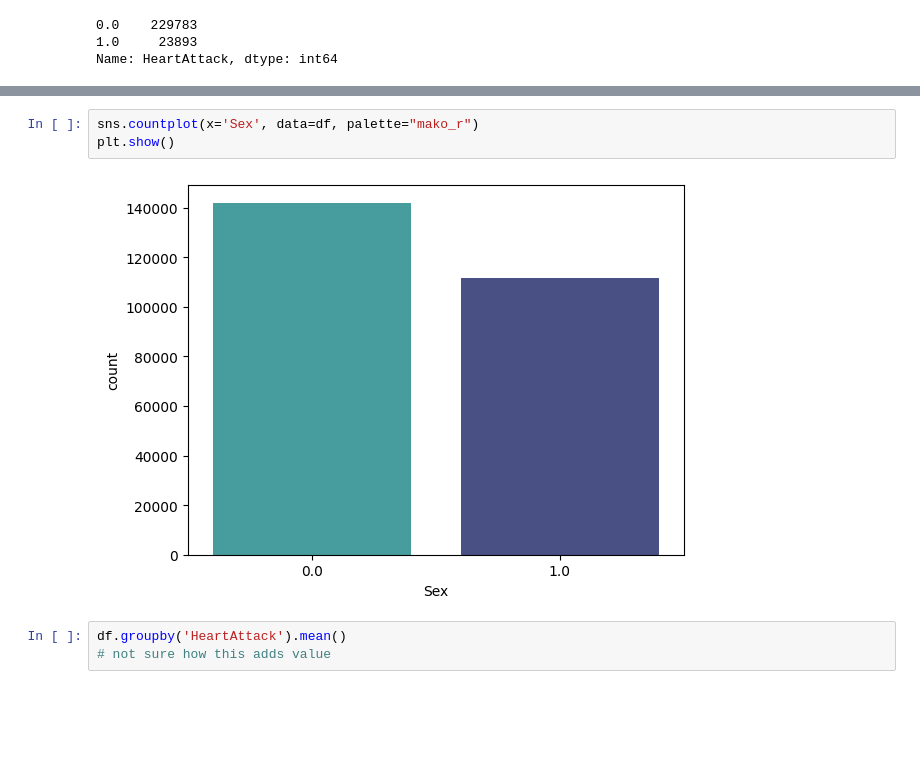
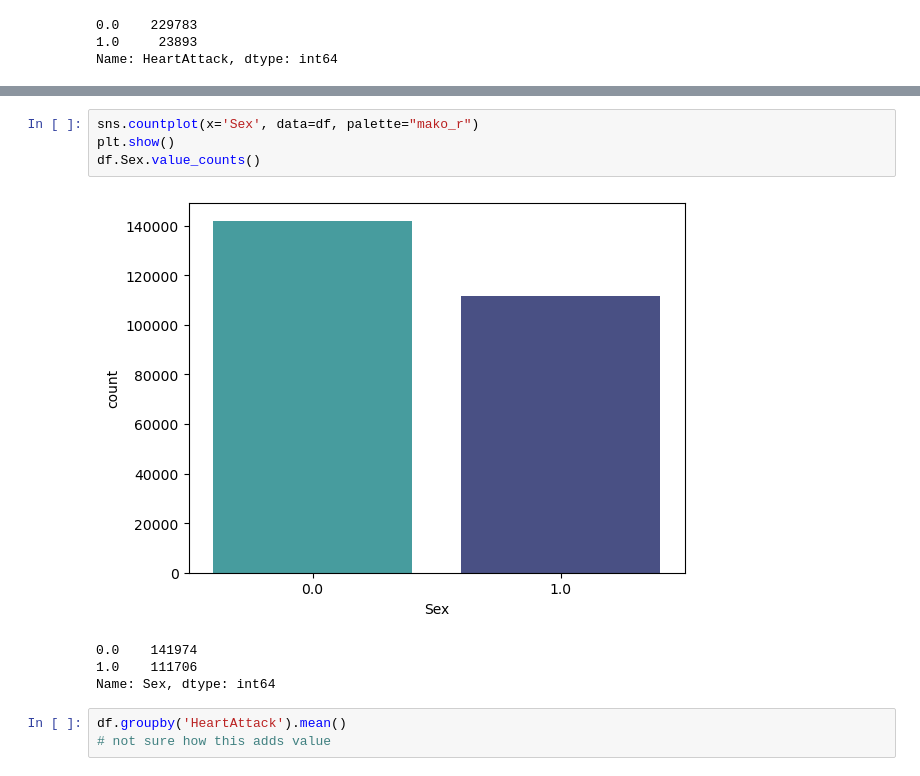
Before and after one commit to acrulopez/heart-attack-prediction, a Jupyter notebook: Project.ipynb, the cells around one changed output, grey strips where cells are left out. Saved outputs shown, nothing was run; the diff lists cells and outputs as text; blank space fills up the shorter version.

```diff
--- a/Project.ipynb
+++ b/Project.ipynb
@@ -133,8 +133,12 @@ plt.show()
 # %%
 sns.countplot(x='Sex', data=df, palette="mako_r")
 plt.show()
+df.Sex.value_counts()
 # %% [output]
-[figure, old version]
+[figure, new version]
+0.0    141974
+1.0    111706
+Name: Sex, dtype: int64
 # %%
 df.groupby('HeartAttack').mean()
 # not sure how this adds value
```
Also changed, not shown: parts of 18 cells of this notebook, 15 other files.
